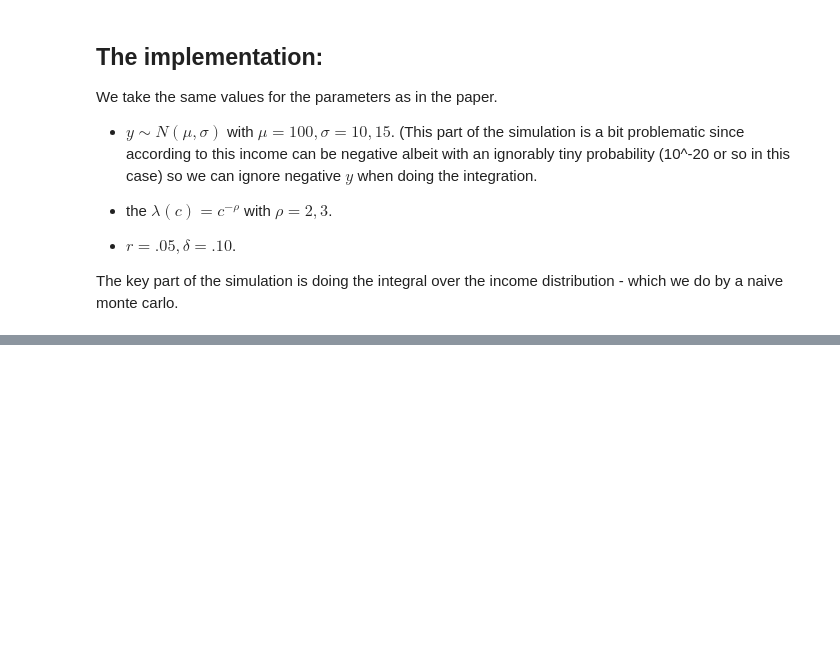
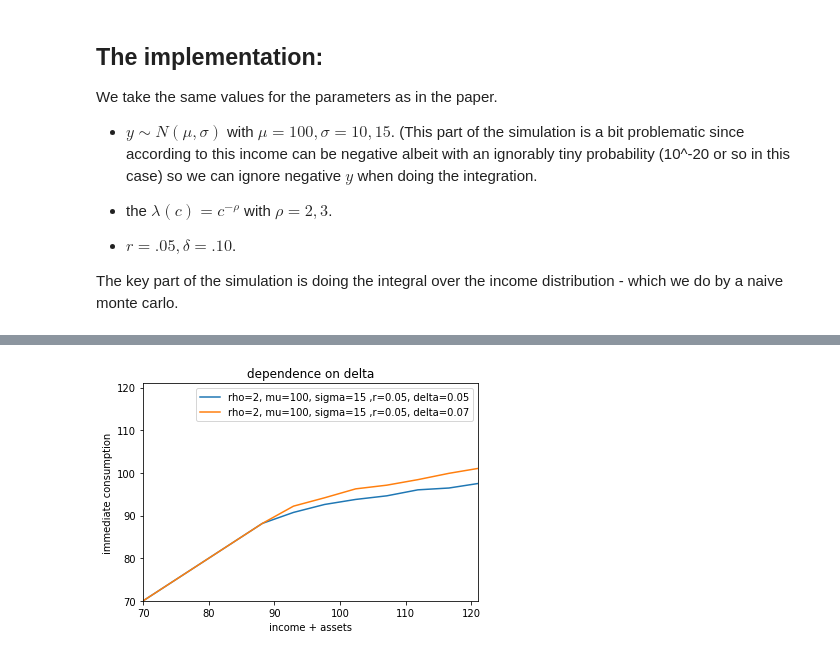
Before and after one commit to srivatsan1991/econ, a Jupyter notebook: Savings_&_Liquidity_Constraints.ipynb, the cells around one changed output, grey strips where cells are left out. Cells and saved outputs as stored; diff of their text form; code cells hidden in the pictures; blank space fills up the shorter version.

```diff
--- a/Savings_&_Liquidity_Constraints.ipynb
+++ b/Savings_&_Liquidity_Constraints.ipynb
@@ -113,0 +98,7 @@ plt.show()
+# %%
+deaton_plot(delta = .05)
+deaton_plot(delta = .07)
+plt.title('dependence on delta')
+plt.show()
+# %% [output]
+[figure, added]
```
Also changed, not shown: parts of 2 cells of this notebook.
